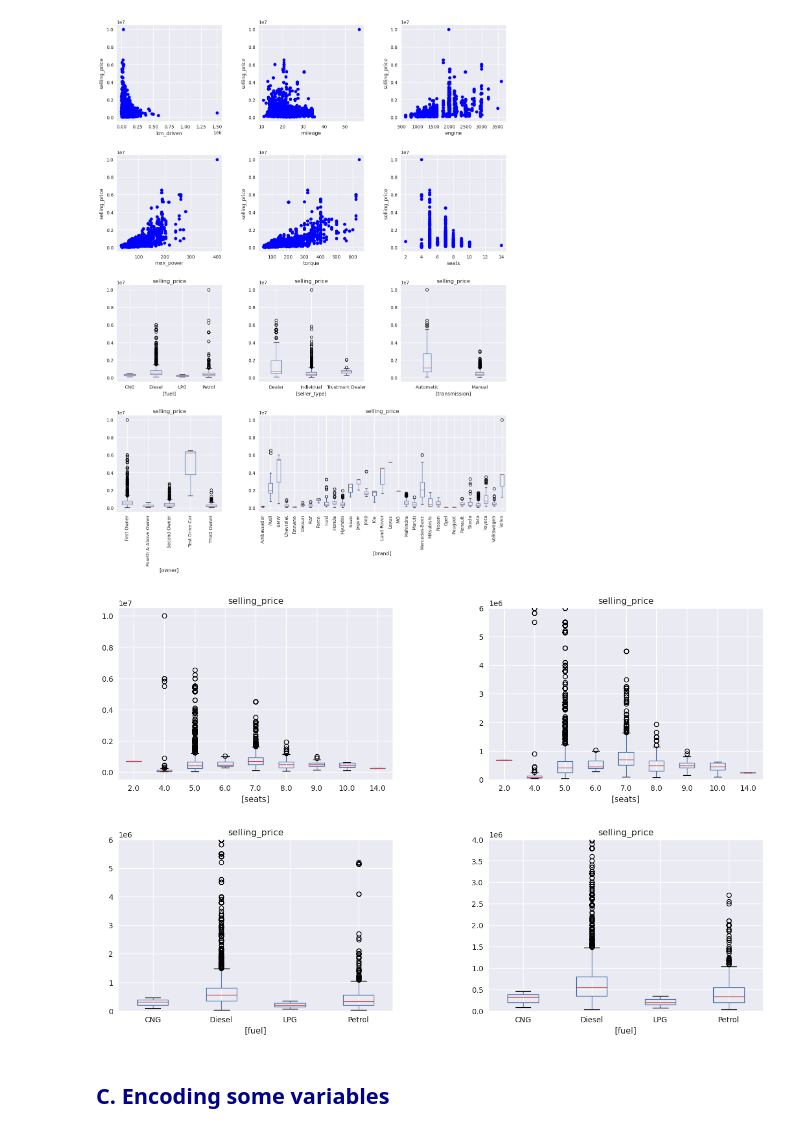
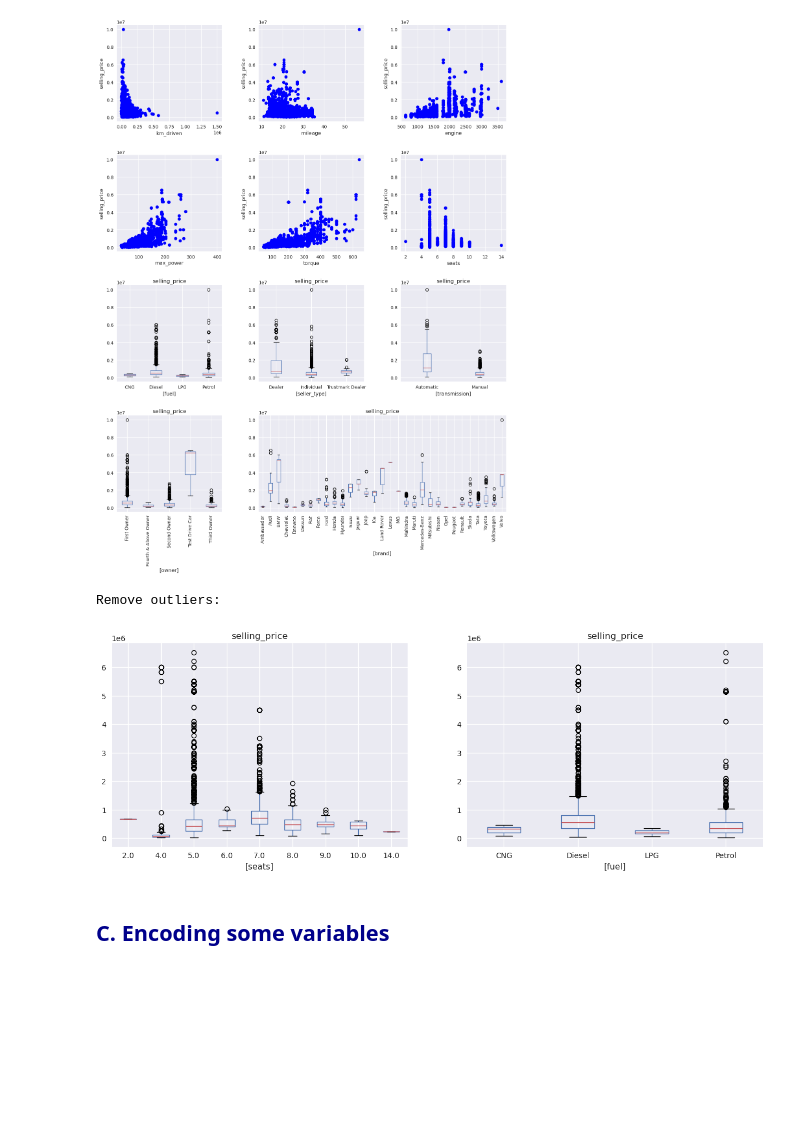
Before and after one commit to Polymeowial/car-price-prediction, a Jupyter notebook: Modeling.ipynb, the cells around one changed output. Cells and saved outputs as stored; diff of their text form; code cells hidden in the pictures; blank space fills up the shorter version.

```diff
--- a/Modeling.ipynb
+++ b/Modeling.ipynb
@@ -125,34 +125,30 @@ fig.suptitle('')
 plt.show(); plt.close()
 # %% [output]
 [figure]
+# %%
+print("Remove outliers:")
+id = y_train > 0.8 * (10**7)
+X_train = X_train[~id].reset_index(drop=True)
+y_train = y_train[~id].reset_index(drop=True)
+# %% [output]
+Remove outliers:
 # %%
-fig = plt.figure(figsize=(15, 10))
-gs = mpl.gridspec.GridSpec(2, 2, wspace=0.35, hspace=0.35)
+fig = plt.figure(figsize=(15, 5))
+gs = mpl.gridspec.GridSpec(1, 2, hspace=0.2)
 
 ax = fig.add_subplot(gs[0, 0])
 df = pd.concat([y_train, X_train.seats], axis=1)
 df.boxplot(by="seats", ax=ax)
 
 ax = fig.add_subplot(gs[0, 1])
-df = pd.concat([y_train, X_train.seats], axis=1)
-df.boxplot(by="seats", ax=ax)
-ax.set_ylim(0, 0.6 * 10**7)
-
-ax = fig.add_subplot(gs[1, 0])
 df = pd.concat([y_train, X_train.fuel], axis=1)
 df.boxplot(by="fuel", ax=ax)
-ax.set_ylim(0, 0.6 * 10**7)
-
-ax = fig.add_subplot(gs[1, 1])
-df = pd.concat([y_train, X_train.fuel], axis=1)
-df.boxplot(by="fuel", ax=ax)
-ax.set_ylim(0, 0.4 * 10**7)
 
 
 fig.suptitle('')
 plt.show(); plt.close()
 # %% [output]
-[figure, old version]
+[figure, new version]
 # %% [markdown]
 ## <span style="color:darkblue; font-weight:bold"> C. Encoding some variables </span>
 # %%
```
Also changed, not shown: parts of 8 cells of this notebook, 1 other file.
